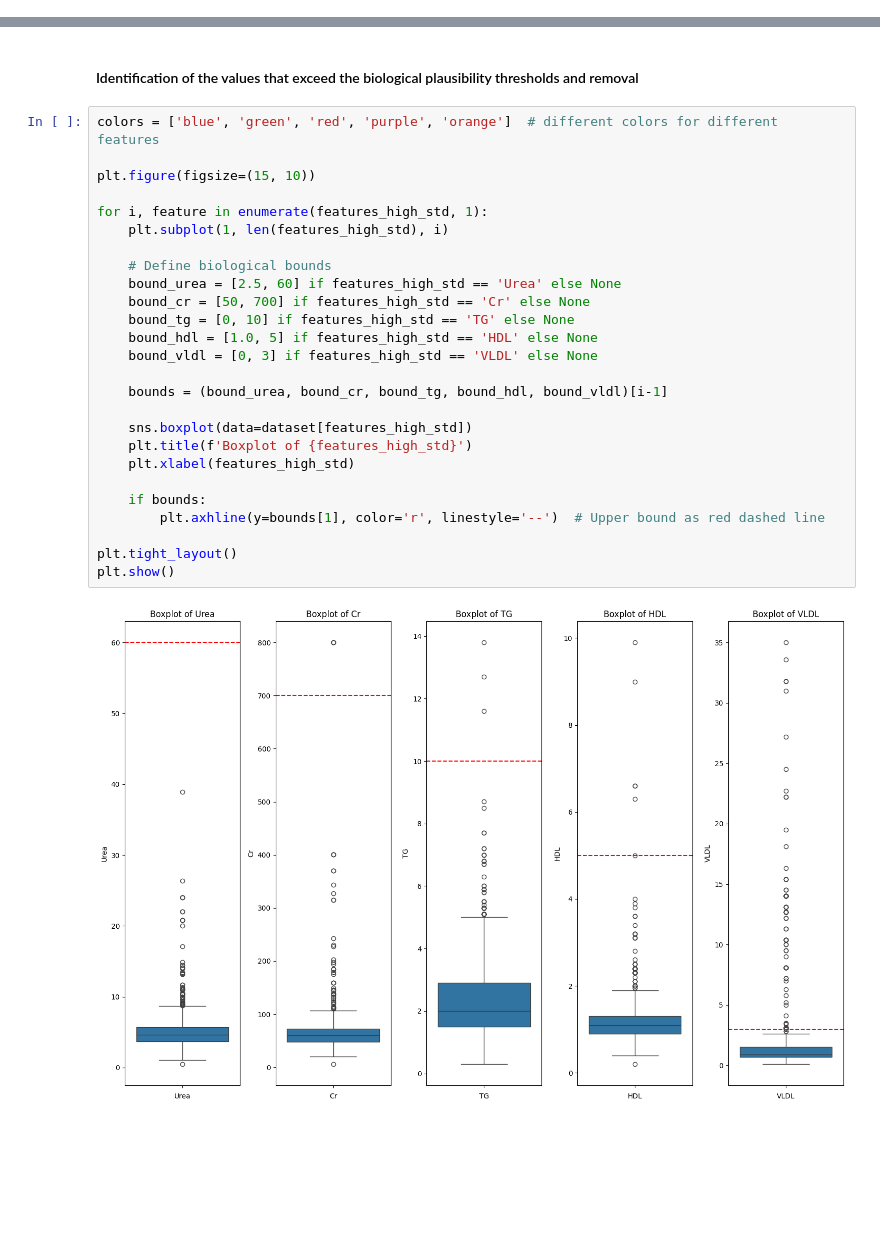
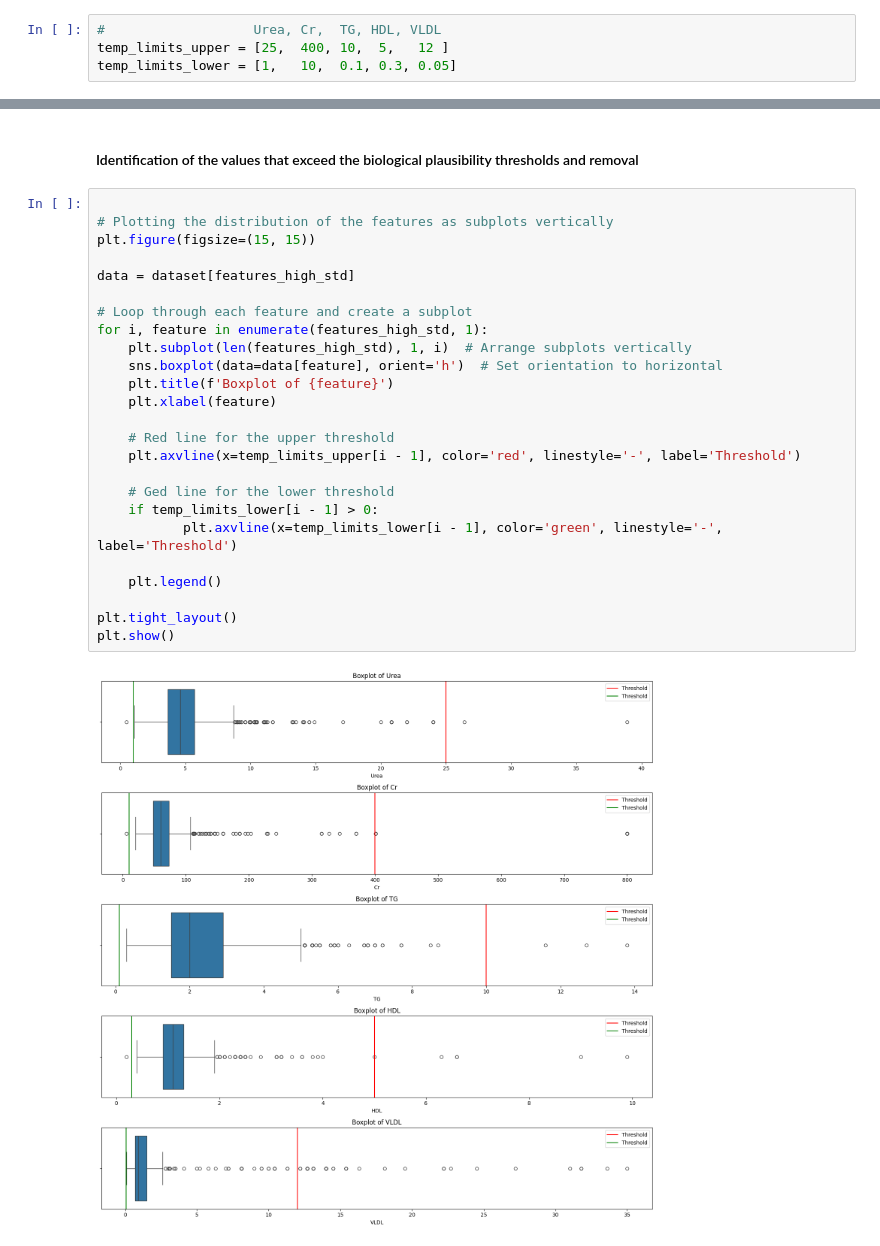
Before and after one commit to tbimbato/Diabetes-Dataset-EDA-and-prediction, a Jupyter notebook: notebooks/EDA.ipynb, the cells around one changed output, grey strips where cells are left out. Drawn from its saved outputs; the diff is of its cells as text; blank space fills up the shorter version.

```diff
--- a/notebooks/EDA.ipynb
+++ b/notebooks/EDA.ipynb
@@ -245,2 +253,6 @@ The following features exhibit potential outliers based on their maximum values,
+# %%
+#                   Urea, Cr,  TG, HDL, VLDL
+temp_limits_upper = [25,  400, 10,  5,   12 ]
+temp_limits_lower = [1,   10,  0.1, 0.3, 0.05]
 # %% [markdown]
 #### Summary of actions to verify outliers based on assumptions above
@@ -273,30 +284,29 @@ In the plot, it's evident that features such as 'Urea', 'Cr', 'TG', 'HDL', and '
 # %% [markdown]
 #### Identification of the values that exceed the biological plausibility thresholds and removal
-# %%
-colors = ['blue', 'green', 'red', 'purple', 'orange']  # different colors for different features
-
-plt.figure(figsize=(15, 10))
-
-for i, feature in enumerate(features_high_std, 1):
-    plt.subplot(1, len(features_high_std), i)
-
-    # Define biological bounds
-    bound_urea = [2.5, 60] if features_high_std == 'Urea' else None
-    bound_cr = [50, 700] if features_high_std == 'Cr' else None
-    bound_tg = [0, 10] if features_high_std == 'TG' else None
-    bound_hdl = [1.0, 5] if features_high_std == 'HDL' else None
-    bound_vldl = [0, 3] if features_high_std == 'VLDL' else None
-
-    bounds = (bound_urea, bound_cr, bound_tg, bound_hdl, bound_vldl)[i-1]
-
-    sns.boxplot(data=dataset[features_high_std])
-    plt.title(f'Boxplot of {features_high_std}')
-    plt.xlabel(features_high_std)
-
-    if bounds:
-        plt.axhline(y=bounds[1], color='r', linestyle='--')  # Upper bound as red dashed line
-
-plt.tight_layout()
-plt.show()
-# %% [output]
-[figure, removed]
+# %%
+
+# Plotting the distribution of the features as subplots vertically
+plt.figure(figsize=(15, 15))
+
+data = dataset[features_high_std]
+
+# Loop through each feature and create a subplot
+for i, feature in enumerate(features_high_std, 1):
+    plt.subplot(len(features_high_std), 1, i)  # Arrange subplots vertically
+    sns.boxplot(data=data[feature], orient='h')  # Set orientation to horizontal
+    plt.title(f'Boxplot of {feature}')
+    plt.xlabel(feature)
+
+    # Red line for the upper threshold
+    plt.axvline(x=temp_limits_upper[i - 1], color='red', linestyle='-', label='Threshold')
+
+    # Ged line for the lower threshold
+    if temp_limits_lower[i - 1] > 0:
+           plt.axvline(x=temp_limits_lower[i - 1], color='green', linestyle='-', label='Threshold')
+
+    plt.legend()
+
+plt.tight_layout()
+plt.show()
+# %% [output]
+[figure, added]
```
Also changed, not shown: parts of 14 cells of this notebook, 4 other files.
